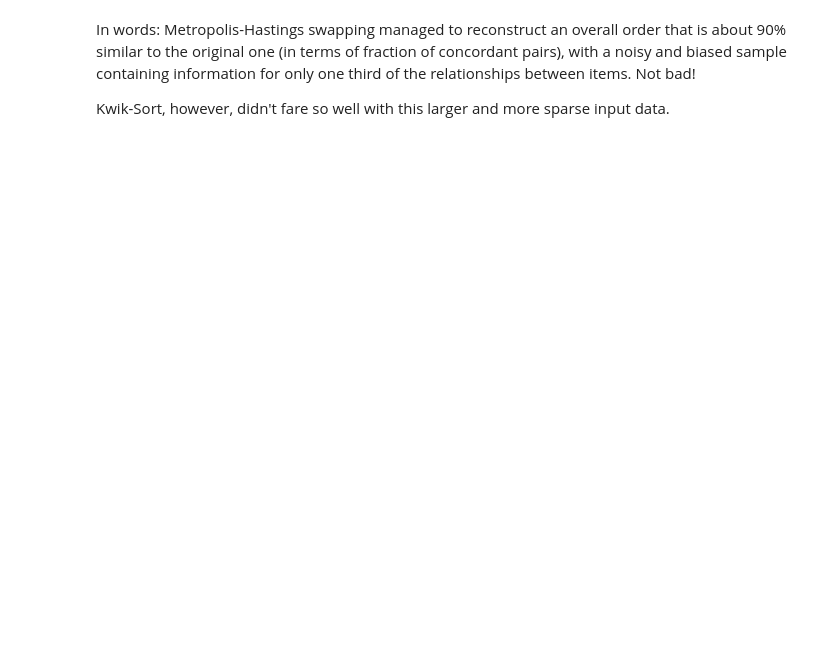
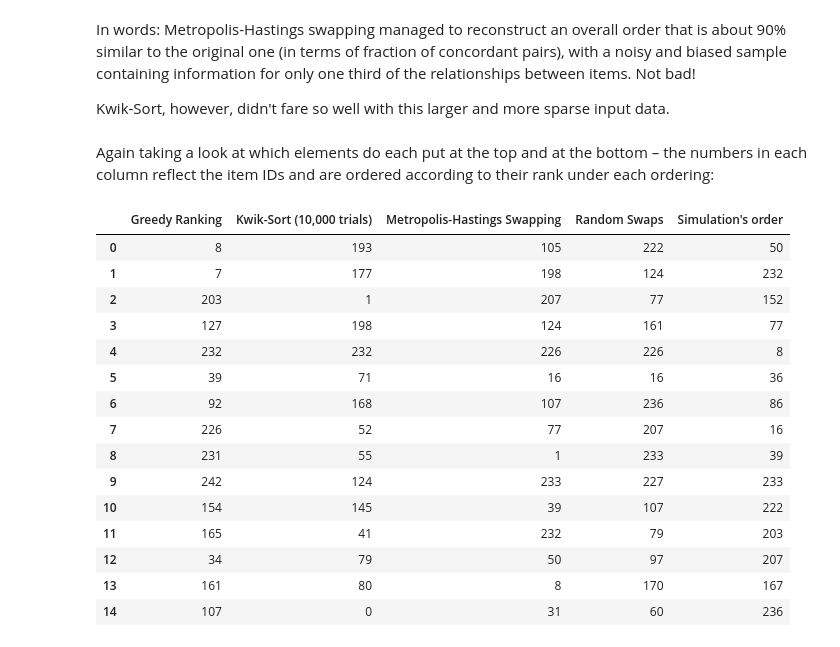
Before and after one commit to david-cortes/datascienceprojects, a Jupyter notebook: optimization/list_optimization.ipynb, the cells around one changed output. Drawn from its saved outputs; the diff is of its cells as text; code cells hidden in the pictures; blank space fills up the shorter version.

```diff
--- a/optimization/list_optimization.ipynb
+++ b/optimization/list_optimization.ipynb
@@ -695,3 +719,25 @@ eval_df.join(runtimes).join(fcp).join(sapc)
 In words: Metropolis-Hastings swapping managed to reconstruct an overall order that is about 90% similar to the original one (in terms of fraction of concordant pairs), with a noisy and biased sample containing information for only one third of the relationships between items. Not bad!
 
 Kwik-Sort, however, didn't fare so well with this larger and more sparse input data.
+# %% [markdown]
+Again taking a look at which elements do each put at the top and at the bottom – the numbers in each column reflect the item IDs and are ordered according to their rank under each ordering:
+# %%
+pd.DataFrame({"Simulation's order":best_theoretical_order,'Metropolis-Hastings Swapping':mh_rank,
+              'Random Swaps':rs_rank,'Kwik-Sort (10,000 trials)':ks_rank,'Greedy Ranking':greedy_rank}).head(15)
+# %% [output]
+|  | Greedy Ranking | Kwik-Sort (10,000 trials) | Metropolis-Hastings Swapping | Random Swaps | Simulation's order |
+| 0 | 8 | 193 | 105 | 222 | 50 |
+| 1 | 7 | 177 | 198 | 124 | 232 |
+| 2 | 203 | 1 | 207 | 77 | 152 |
+| 3 | 127 | 198 | 124 | 161 | 77 |
+| 4 | 232 | 232 | 226 | 226 | 8 |
+| 5 | 39 | 71 | 16 | 16 | 36 |
+| 6 | 92 | 168 | 107 | 236 | 86 |
+| 7 | 226 | 52 | 77 | 207 | 16 |
+| 8 | 231 | 55 | 1 | 233 | 39 |
+| 9 | 242 | 124 | 233 | 227 | 233 |
+| 10 | 154 | 145 | 39 | 107 | 222 |
+| 11 | 165 | 41 | 232 | 79 | 203 |
+| 12 | 34 | 79 | 50 | 97 | 207 |
+| 13 | 161 | 80 | 8 | 170 | 167 |
+| 14 | 107 | 0 | 31 | 60 | 236 |
```
Also changed, not shown: parts of 8 cells of this notebook, 1 other file.
